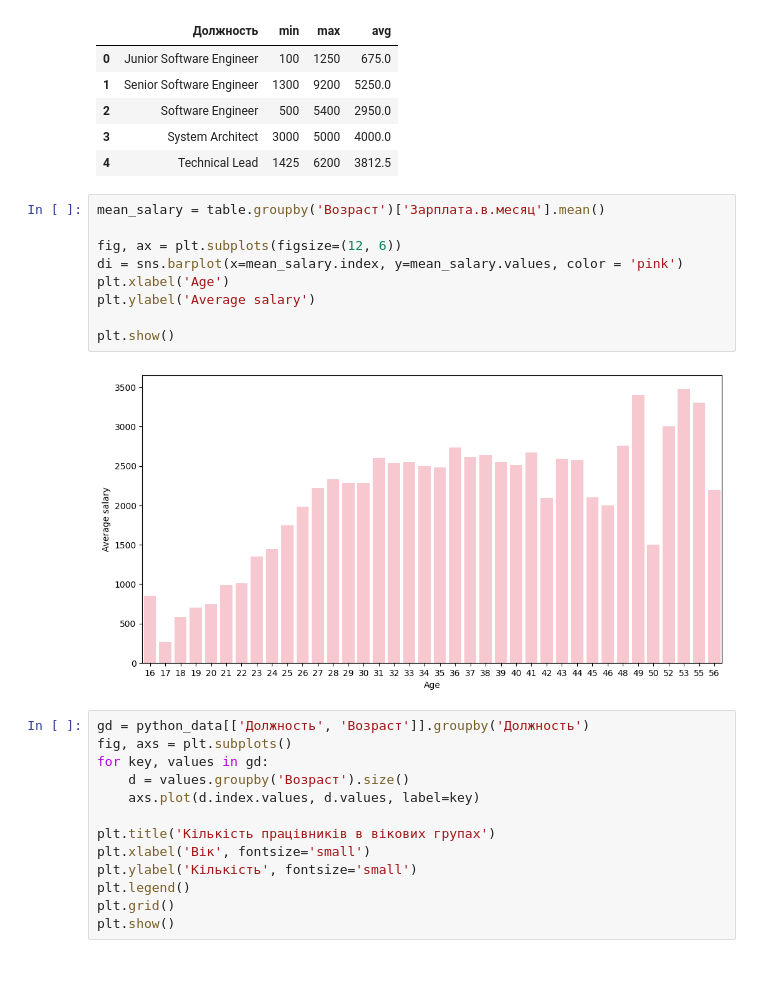
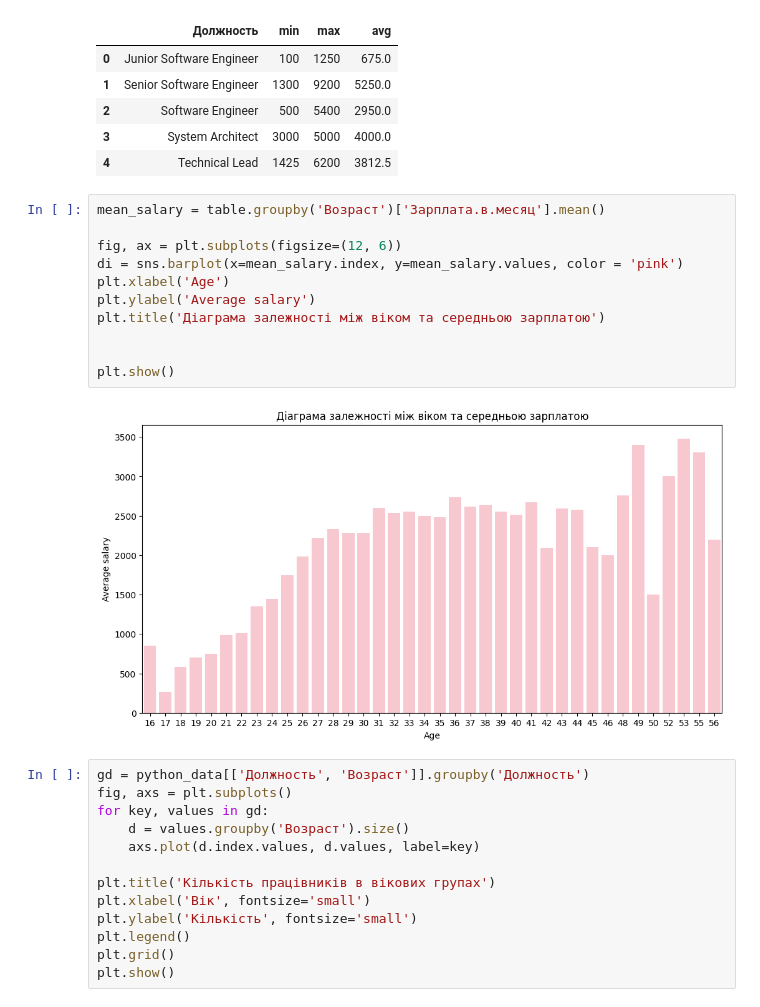
Before and after one commit to YanaYakovleva2018/DataScience_HW, a Jupyter notebook: HW2/Hw2_2.ipynb, the cells around one changed output. Saved outputs shown, nothing was run; the diff lists cells and outputs as text; blank space fills up the shorter version.

```diff
--- a/HW2/Hw2_2.ipynb
+++ b/HW2/Hw2_2.ipynb
@@ -232,14 +232,16 @@ data
 # %%
 mean_salary = table.groupby('Возраст')['Зарплата.в.месяц'].mean()
 
 fig, ax = plt.subplots(figsize=(12, 6))
 di = sns.barplot(x=mean_salary.index, y=mean_salary.values, color = 'pink')
 plt.xlabel('Age')
 plt.ylabel('Average salary')
+plt.title('Діаграма залежності між віком та середньою зарплатою')
+
 
 plt.show()
 # %% [output]
-[figure, old version]
+[figure, new version]
 # %%
 gd = python_data[['Должность', 'Возраст']].groupby('Должность')
 fig, axs = plt.subplots()
```
Also changed, not shown: 1 other file.
